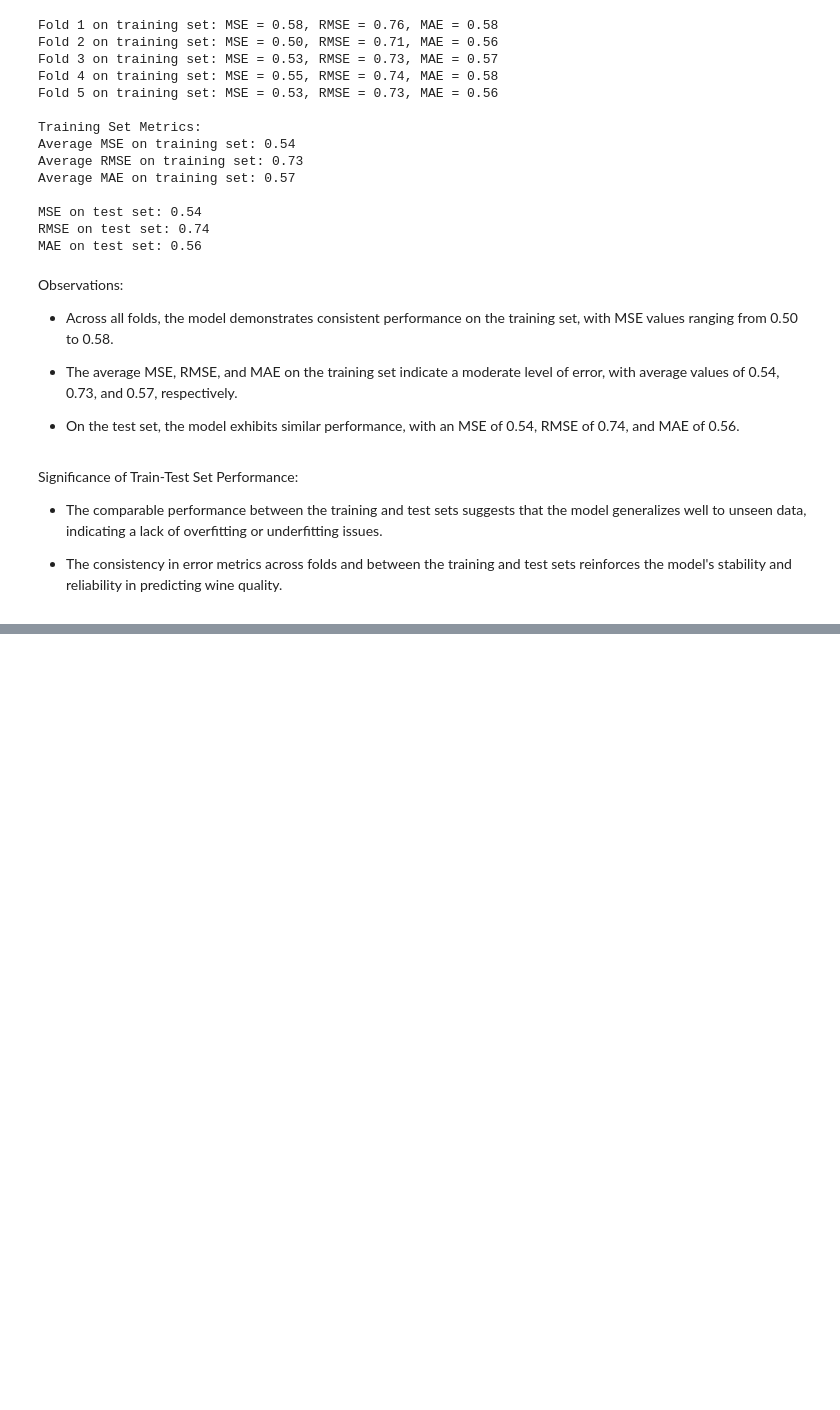
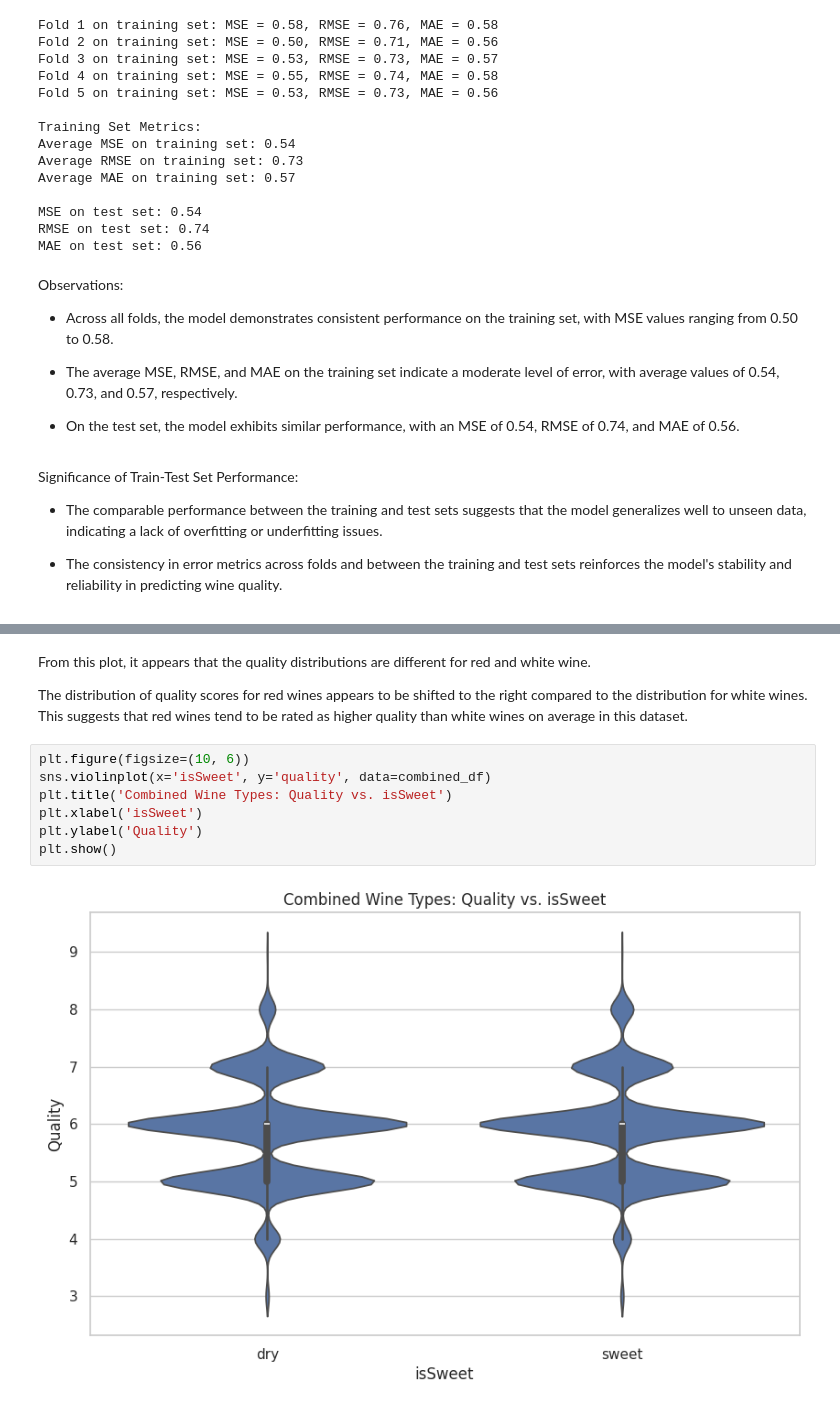
Before and after one commit to SrivikramMV/CSC2031, a Jupyter notebook: CSC2034_Project_FInal.ipynb, the cells around one changed output, grey strips where cells are left out. Saved outputs shown, nothing was run; the diff lists cells and outputs as text; blank space fills up the shorter version.

```diff
--- a/CSC2034_Project_FInal.ipynb
+++ b/CSC2034_Project_FInal.ipynb
@@ -564,0 +617,13 @@ Significance of Train-Test Set Performance:
+# %% [markdown]
+From this plot, it appears that the quality distributions are different for red and white wine.
+
+The  distribution of quality scores for red wines appears to be shifted to the right compared to the distribution for white wines. This suggests that red wines tend to be rated as higher quality than white wines on average in this dataset.
+# %%
+plt.figure(figsize=(10, 6))
+sns.violinplot(x='isSweet', y='quality', data=combined_df)
+plt.title('Combined Wine Types: Quality vs. isSweet')
+plt.xlabel('isSweet')
+plt.ylabel('Quality')
+plt.show()
+# %% [output]
+[figure, added]
```
Also changed, not shown: parts of 14 cells of this notebook.
